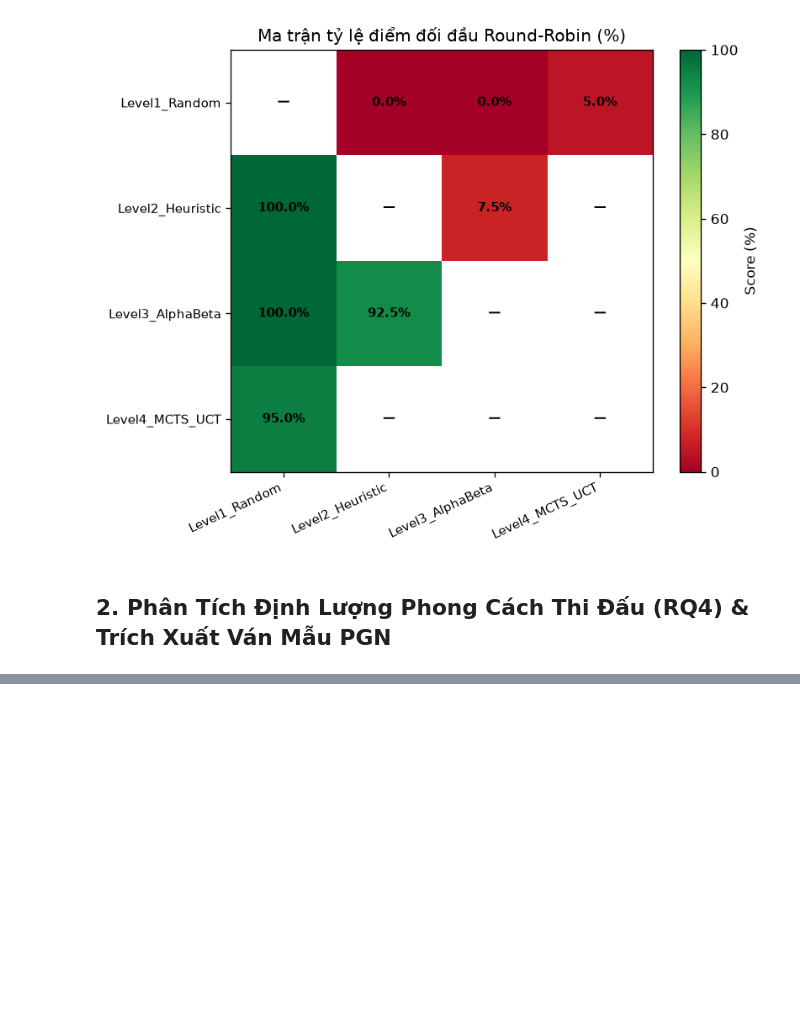
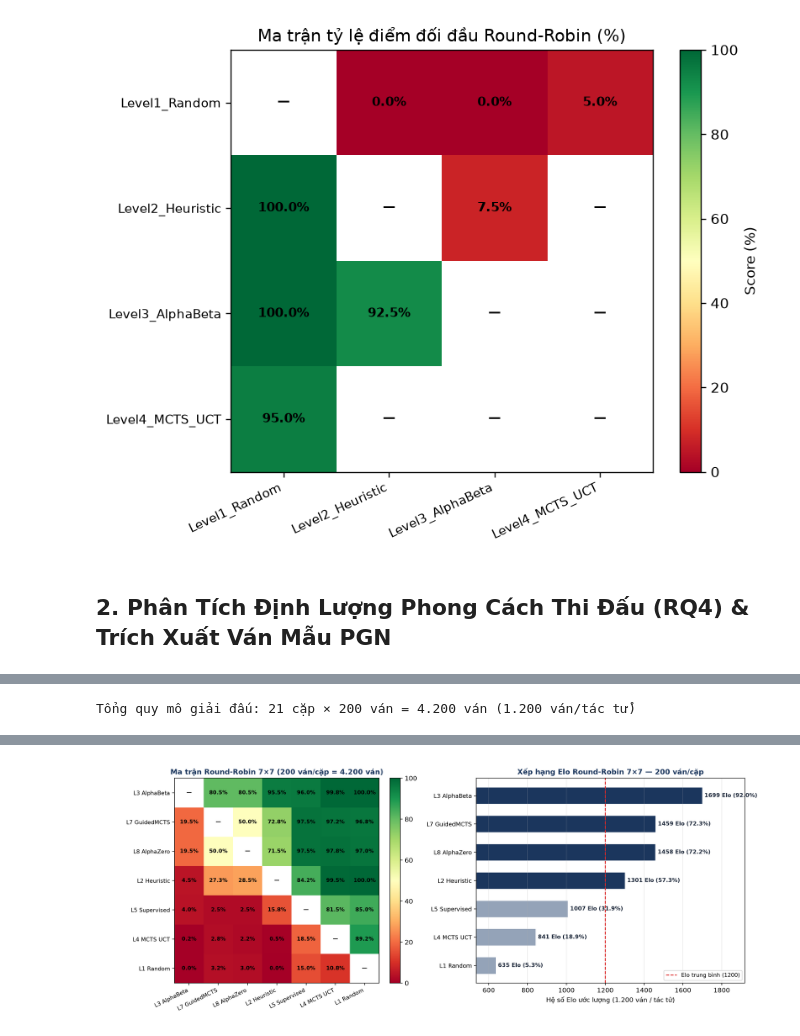
Before and after one commit to VoVanTuan284/101_TTNTNC, a Jupyter notebook: notebooks/06_arena_tournament_and_style_rq4.ipynb, the cells around one changed output, grey strips where cells are left out. Cells and saved outputs as stored; diff of their text form; code cells hidden in the pictures; blank space fills up the shorter version.

Commit message:
feat(experiments): complete 4200-game 7x7 round-robin (200/pair), 1200-game dual-mode, UI Lab unlock & README sync

```diff
--- a/notebooks/06_arena_tournament_and_style_rq4.ipynb
+++ b/notebooks/06_arena_tournament_and_style_rq4.ipynb
@@ -143,0 +150,9 @@ Bxh3 21. Rf2 Bxf2 22. Kg5 Bxg3 23. Kh6 Bf4# 0-1
+# %%
+import pandas as pd
+from IPython.display import Image, display
+df_lb = pd.read_csv(PROJECT_ROOT / "results" / "round_robin_200" / "leaderboard_7x7_200.csv")
+print("Tổng quy mô giải đấu: 21 cặp × 200 ván = 4.200 ván (1.200 ván/tác tử)")
+display(df_lb)
+display(Image(filename=str(PROJECT_ROOT / "results" / "figures" / "fig_round_robin_7x7_200.png")))
+# %% [output]
+Tổng quy mô giải đấu: 21 cặp × 200 ván = 4.200 ván (1.200 ván/tác tử)
@@ -143,0 +167 @@ Bxh3 21. Rf2 Bxf2 22. Kg5 Bxg3 23. Kh6 Bf4# 0-1
+[figure, added]
```
Also changed, not shown: parts of 5 cells of this notebook, 48 other files.
